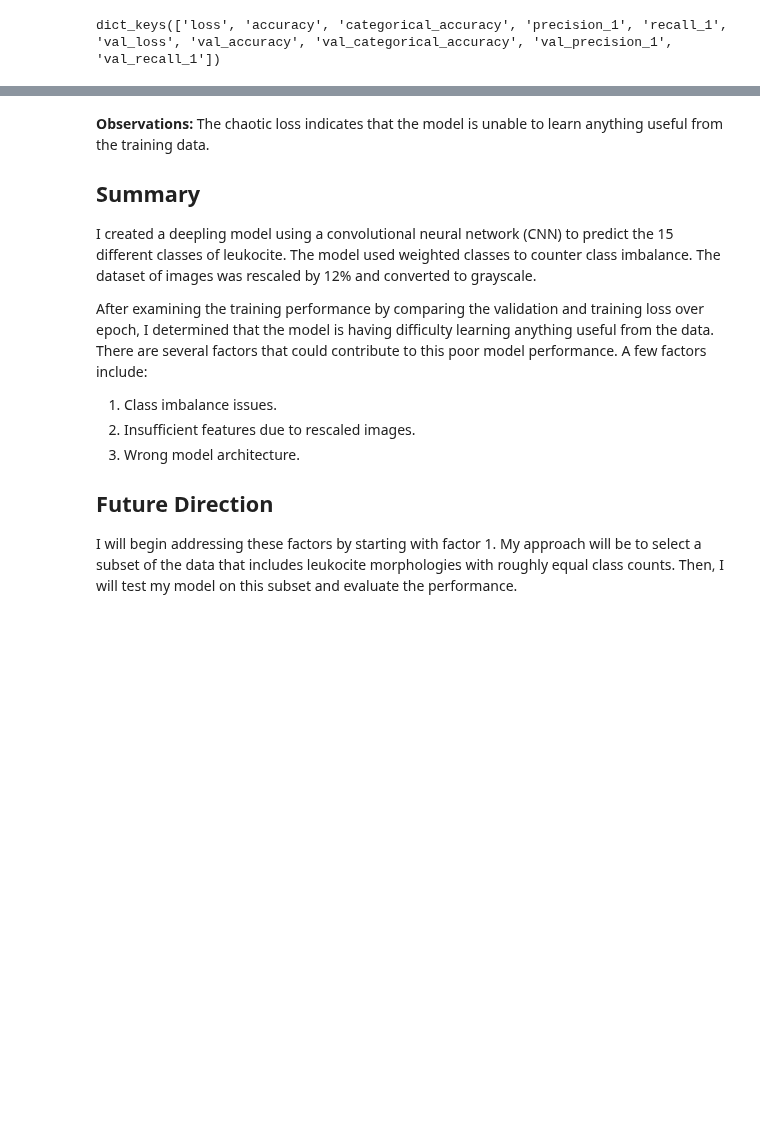
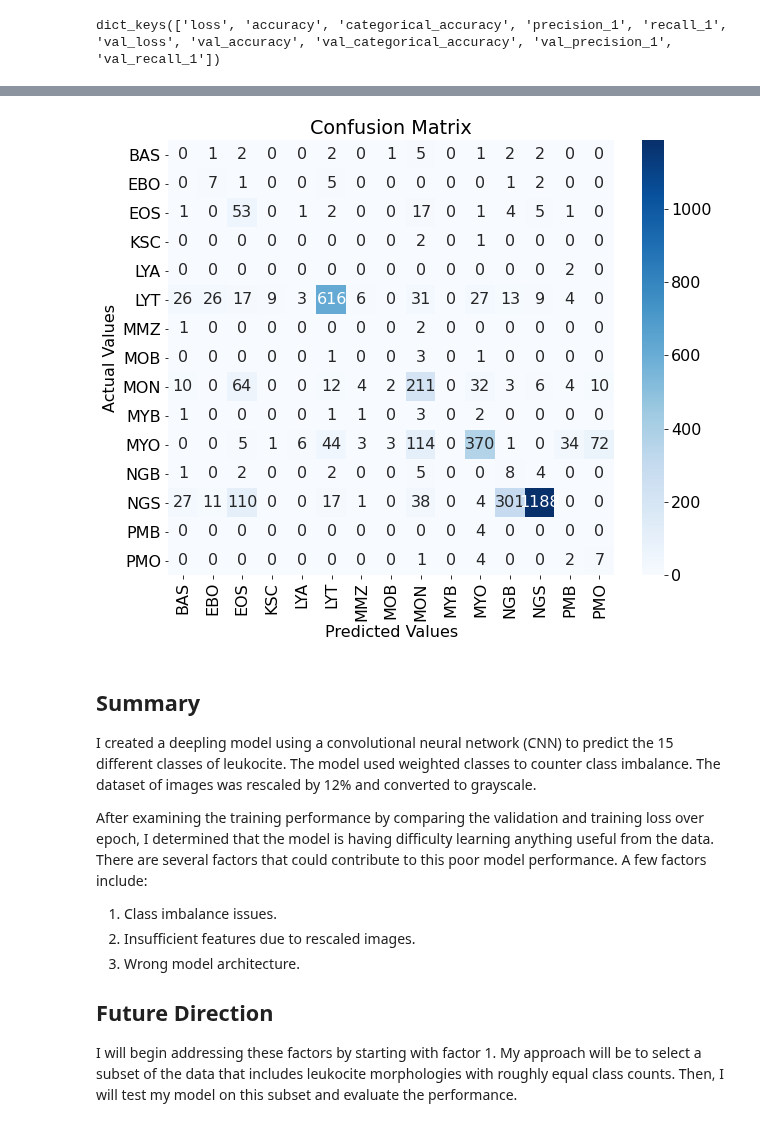
Before and after one commit to dmclark53/Springboard, a Jupyter notebook: Capstone-Project-Three/notebooks/1.0-dc-deep-learning.ipynb, the cells around one changed output, grey strips where cells are left out. Cells and saved outputs as stored; diff of their text form; code cells hidden in the pictures; blank space fills up the shorter version.

```diff
--- a/Capstone-Project-Three/notebooks/1.0-dc-deep-learning.ipynb
+++ b/Capstone-Project-Three/notebooks/1.0-dc-deep-learning.ipynb
@@ -399,0 +384,2 @@ em.plot_train_val_losses(results_2)
+# %%
+y_pred_cnn_2 = model_1b.predict(X_test_normalized)
@@ -400,6 +406,8 @@ em.plot_train_val_losses(results_2)
+# %%
+em.plot_confusion_matrix(y_test_one_hot, y_pred_cnn_2, label_encodings, figure_name='cm_model_1b')
+# %% [output]
+[figure, added]
 # %% [markdown]
-**Observations:** The chaotic loss indicates that the model is unable to learn anything useful from the training data.
-
 ## Summary
 I created a deepling model using a convolutional neural network (CNN) to predict the 15 different classes of leukocite. The model used weighted classes to counter class imbalance. The dataset of images was rescaled by 12% and converted to grayscale.
 
```
Also changed, not shown: parts of 17 cells of this notebook, 4 other files.
